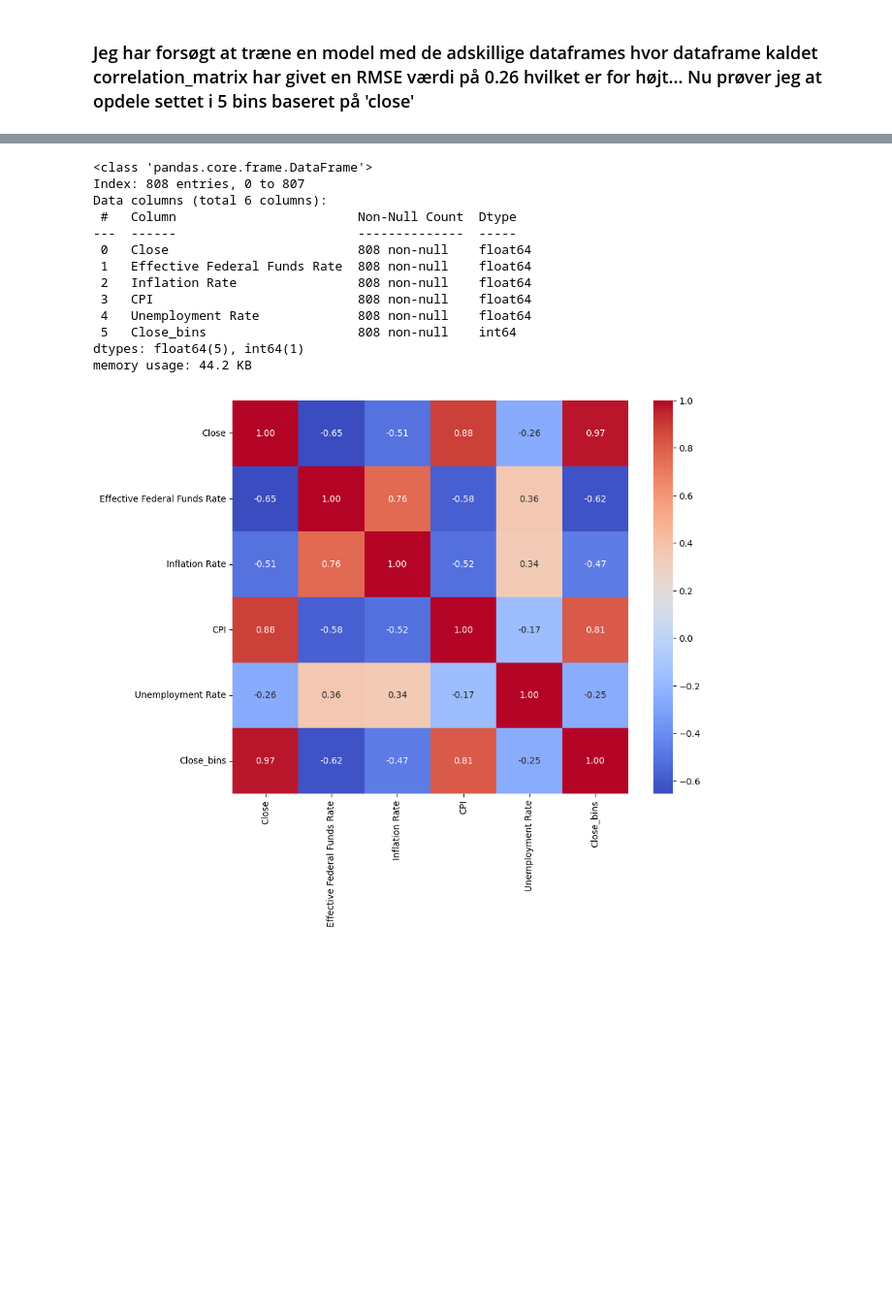
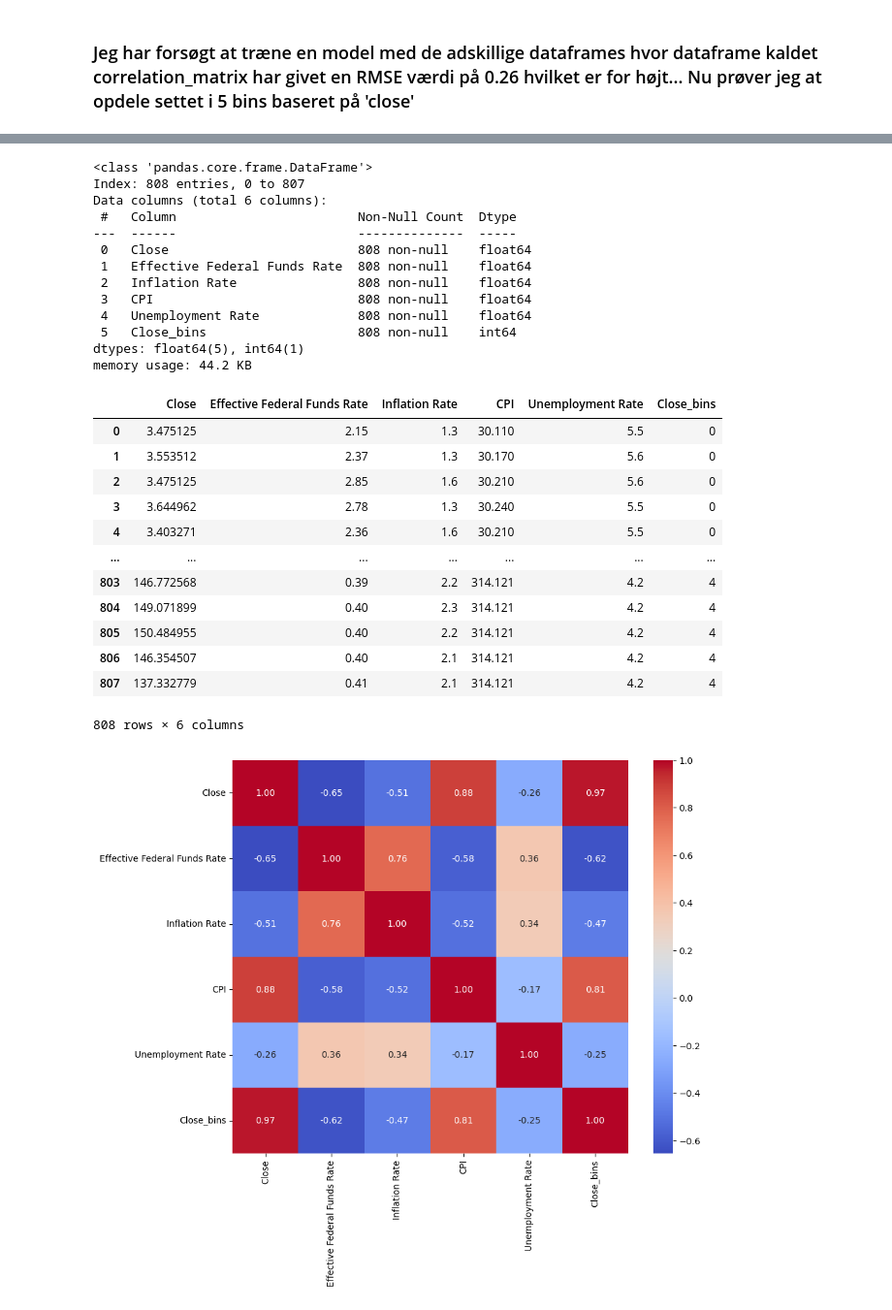
Before and after one commit to badranyoussef/bi-exam-project-stock, a Jupyter notebook: notebooks/cleaning_and_exploring.ipynb, the cells around one changed output, grey strips where cells are left out. Shown at 97% size. Saved outputs shown, nothing was run; the diff lists cells and outputs as text; code cells hidden in the pictures; blank space fills up the shorter version.

```diff
--- a/notebooks/cleaning_and_exploring.ipynb
+++ b/notebooks/cleaning_and_exploring.ipynb
@@ -320,16 +372,0 @@ For example, when doing 'df[col].method(value, inplace=True)', try using 'df.met
-# %%
-df_bins.info()
-# %% [output]
-<class 'pandas.core.frame.DataFrame'>
-Index: 808 entries, 0 to 807
-Data columns (total 6 columns):
- #   Column                        Non-Null Count  Dtype
----  ------                        --------------  -----
- 0   Close                         808 non-null    float64
- 1   Effective Federal Funds Rate  808 non-null    float64
- 2   Inflation Rate                808 non-null    float64
- 3   CPI                           808 non-null    float64
- 4   Unemployment Rate             808 non-null    float64
- 5   Close_bins                    808 non-null    int64
-dtypes: float64(5), int64(1)
-memory usage: 44.2 KB
@@ -336,3 +375,37 @@ memory usage: 44.2 KB
+# %%
+df_bins['CPI'] = df_bins['CPI'].ffill()
+df_bins['Unemployment Rate'] = df_bins['Unemployment Rate'].ffill()
+
+df_bins.info()
+
+df_bins
+# %% [output]
+<class 'pandas.core.frame.DataFrame'>
+Index: 808 entries, 0 to 807
+Data columns (total 6 columns):
+ #   Column                        Non-Null Count  Dtype
+---  ------                        --------------  -----
+ 0   Close                         808 non-null    float64
+ 1   Effective Federal Funds Rate  808 non-null    float64
+ 2   Inflation Rate                808 non-null    float64
+ 3   CPI                           808 non-null    float64
+ 4   Unemployment Rate             808 non-null    float64
+ 5   Close_bins                    808 non-null    int64
+dtypes: float64(5), int64(1)
+memory usage: 44.2 KB
+|  | Close | Effective Federal Funds Rate | Inflation Rate | CPI | Unemployment Rate | Close_bins |
+| 0 | 3.475125 | 2.15 | 1.3 | 30.110 | 5.5 | 0 |
+| 1 | 3.553512 | 2.37 | 1.3 | 30.170 | 5.6 | 0 |
+| 2 | 3.475125 | 2.85 | 1.6 | 30.210 | 5.6 | 0 |
+| 3 | 3.644962 | 2.78 | 1.3 | 30.240 | 5.5 | 0 |
+| 4 | 3.403271 | 2.36 | 1.6 | 30.210 | 5.5 | 0 |
+| ... | ... | ... | ... | ... | ... | ... |
+| 803 | 146.772568 | 0.39 | 2.2 | 314.121 | 4.2 | 4 |
+| 804 | 149.071899 | 0.40 | 2.3 | 314.121 | 4.2 | 4 |
+| 805 | 150.484955 | 0.40 | 2.2 | 314.121 | 4.2 | 4 |
+| 806 | 146.354507 | 0.40 | 2.1 | 314.121 | 4.2 | 4 |
+| 807 | 137.332779 | 0.41 | 2.1 | 314.121 | 4.2 | 4 |
+808 rows × 6 columns
 # %%
 # beregner correlation
 corrmatt_bins = df_bins.corr()
```
Also changed, not shown: parts of 9 cells of this notebook, 5 other files.
